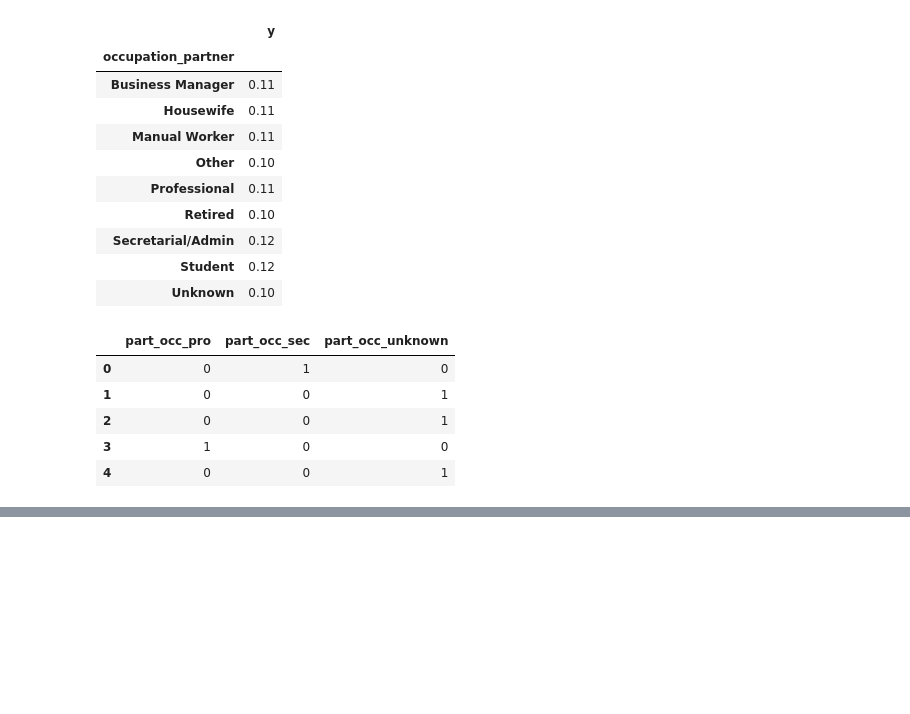
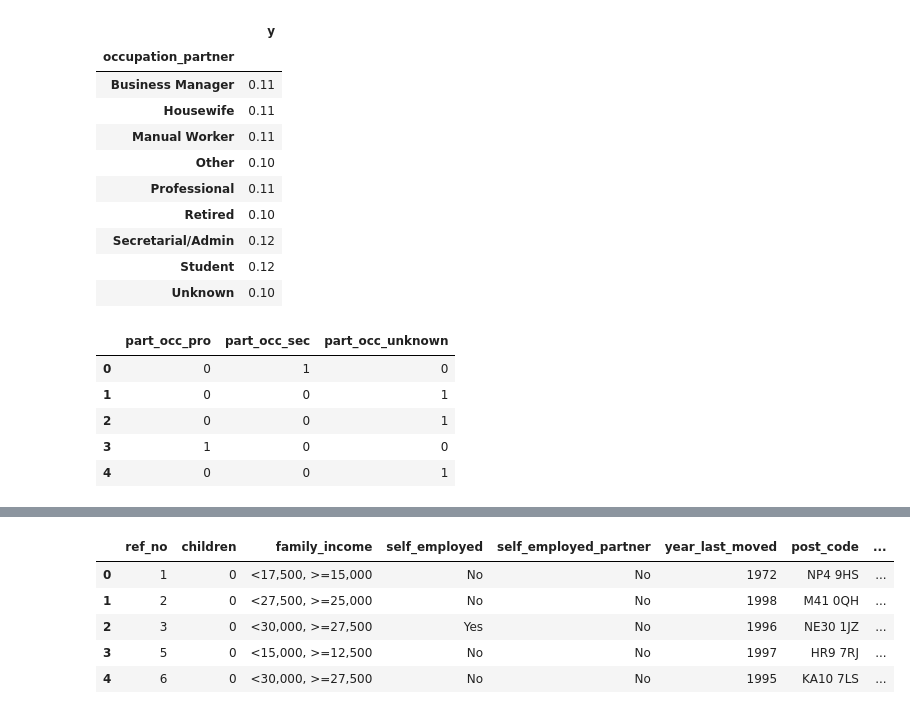
Before and after one commit to ajakaiye33/R_EDA_and_ML, a Jupyter notebook: py_machine_practice/logistic_regression_classification_practice.ipynb, the cells around one changed output, grey strips where cells are left out. Drawn from its saved outputs; the diff is of its cells as text; code cells hidden in the pictures; blank space fills up the shorter version.

```diff
--- a/py_machine_practice/logistic_regression_classification_practice.ipynb
+++ b/py_machine_practice/logistic_regression_classification_practice.ipynb
@@ -321,0 +417,15 @@ inv_data = inv_data.drop(['occupation_partner','part_occ_sec'], 1)
+# %%
+the_11 = ['Anglia','Carlton','Central', 'Scottish TV']
+the_09 = ['Meridian','TV South West','Tyne Tees']
+the_12 = ['Granada','Ulster','Unknown','Yorkshire']
+for i in range(len(inv_data)):
+    if inv_data['tvarea'][i] in the_11:
+        inv_data.loc[i,'tvarea'] = 'tvarea_central'
+    if inv_data['tvarea'][i] in the_09:
+        inv_data.loc[i,'tvarea'] = 'tvarea_meridian'
+    if inv_data['tvarea'][i] in the_12:
+        inv_data.loc[i,'tvarea'] = 'tvarea_yorkshire'
+    if inv_data['tvarea'][i] in ['Grampian','HTV']:
+        inv_data.loc[i,'tvarea'] = 'tvarea_gramp'
+tv_area_dumm = inv_data['tvarea'].str.get_dummies()
+tv_area_dumm.head()
@@ -321,0 +439,12 @@ inv_data = inv_data.drop(['occupation_partner','part_occ_sec'], 1)
+# %%
+# add to data frame
+inv_data = pd.concat([inv_data, tv_area_dumm],1)
+inv_data = inv_data.drop(['Border', 'tvarea'], 1)
+inv_data.head()
+# %% [output]
+|  | ref_no | children | family_income | self_employed | self_employed_partner | year_last_moved | post_code | ... |
+| 0 | 1 | 0 | <17,500, >=15,000 | No | No | 1972 | NP4 9HS | ... |
+| 1 | 2 | 0 | <27,500, >=25,000 | No | No | 1998 | M41 0QH | ... |
+| 2 | 3 | 0 | <30,000, >=27,500 | Yes | No | 1996 | NE30 1JZ | ... |
+| 3 | 5 | 0 | <15,000, >=12,500 | No | No | 1997 | HR9 7RJ | ... |
+| 4 | 6 | 0 | <30,000, >=27,500 | No | No | 1995 | KA10 7LS | ... |
```
Also changed, not shown: parts of 29 cells of this notebook.
